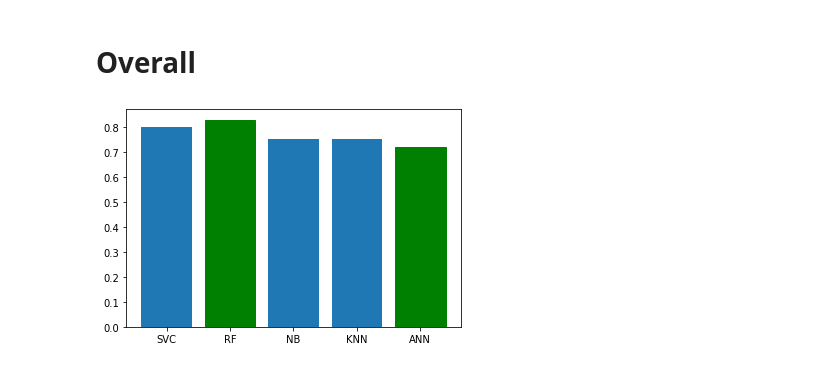
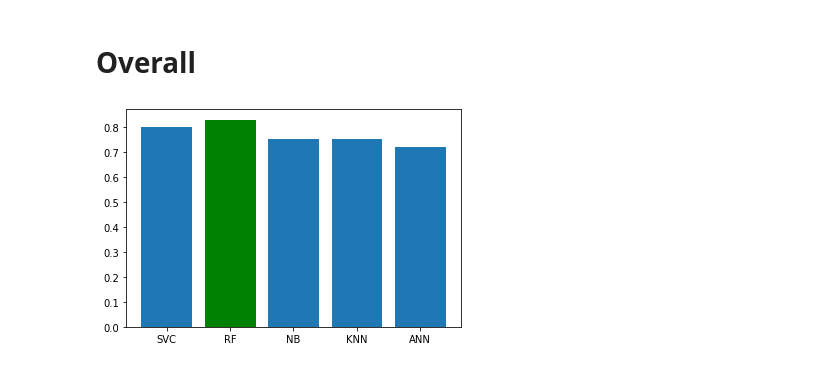
Before and after one commit to parthojit/bioinformatics, a Jupyter notebook: thermostability/notebook/1.2-dTm_binary.ipynb, the cells around one changed output. Drawn from its saved outputs; the diff is of its cells as text; code cells hidden in the pictures.

```diff
--- a/thermostability/notebook/1.2-dTm_binary.ipynb
+++ b/thermostability/notebook/1.2-dTm_binary.ipynb
@@ -211,6 +211,5 @@ weighted avg       0.75      0.77      0.75       115
 # %%
 bar_list = plt.bar(model,cv_accuracy)
 bar_list[1].set_color('green')
-bar_list[4].set_color('green')
 # %% [output]
-[figure, old version]
+[figure, new version]
```
